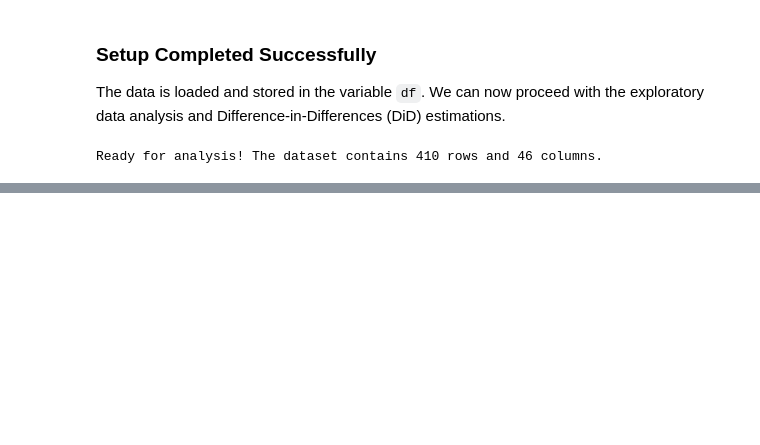
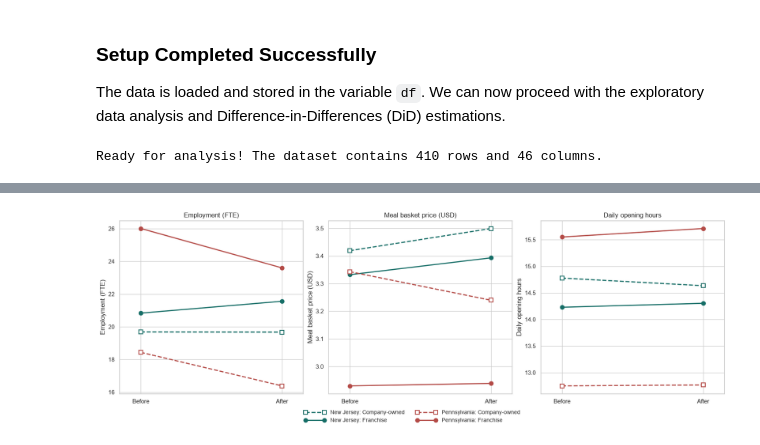
Before and after one commit to nhentze1/Minimum-Wages-and-Business-Models-Company-Owned-vs.-Franchise-Restaurants, a Jupyter notebook: minwageDiD.ipynb, the cells around one changed output, grey strips where cells are left out. Saved outputs shown, nothing was run; the diff lists cells and outputs as text; code cells hidden in the pictures; blank space fills up the shorter version.

```diff
--- a/minwageDiD.ipynb
+++ b/minwageDiD.ipynb
@@ -108,0 +232,90 @@ Ready for analysis! The dataset contains 410 rows and 46 columns.
+# %%
+descriptive_tables = []
+figure, axes = plt.subplots(1, 3, figsize=(16, 5.5), constrained_layout=True)
+state_colors = {"New Jersey": "#166e67", "Pennsylvania": "#b44b47"}
+ownership_styles = {"Company-owned": "--", "Franchise": "-"}
+ownership_markers = {"Company-owned": "s", "Franchise": "o"}
+for axis, (outcome, label) in zip(axes, outcomes.items()):
+    sample = samples[outcome]
+    grouped = sample.groupby(["state_name", "ownership"])
+    summary = grouped.agg(
+        restaurants=("sheet", "size"),
+        before=(f"{outcome}_before", "mean"),
+        after=(f"{outcome}_after", "mean"),
+        change=("change", "mean"),
+    )
+    descriptive_tables.append(summary.assign(outcome=label).reset_index())
+    for (state_name, ownership), values in summary.iterrows():
+        axis.plot(
+            [0, 1], [values["before"], values["after"]],
+            marker=ownership_markers[ownership], color=state_colors[state_name],
+            markerfacecolor="white" if ownership == "Company-owned" else state_colors[state_name],
+            markersize=7, markeredgewidth=1.5, linewidth=2,
+            linestyle=ownership_styles[ownership],
+            label=f"{state_name}: {ownership}",
+        )
+    axis.set_xticks([0, 1], ["Before", "After"])
+    axis.set_xlim(-0.15, 1.15)
+    axis.set_title(label)
+    axis.set_ylabel(label)
+legend_handles, legend_labels = axes[0].get_legend_handles_labels()
+figure.legend(
+    legend_handles, legend_labels, loc="outside lower center", ncol=2,
+    fontsize=10, handlelength=4, numpoints=2, columnspacing=2,
+    frameon=False,
+ )
+display(pd.concat(descriptive_tables, ignore_index=True).set_index(["outcome", "state_name", "ownership"]).round(3))
+plt.show()
+
+def contrast_row(model, expression, outcome_label, effect_label, specification="Unadjusted"):
+    contrast = model.t_test(expression)
+    interval = np.asarray(contrast.conf_int()).reshape(-1)
+    return {
+        "Outcome": outcome_label,
+        "Specification": specification,
+        "Effect": effect_label,
+        "Estimate": np.asarray(contrast.effect).item(),
+        "Robust SE": np.asarray(contrast.sd).item(),
+        "CI lower": interval[0],
+        "CI upper": interval[1],
+        "p-value": np.asarray(contrast.pvalue).item(),
+        "Restaurants": int(model.nobs),
+    }
+
+models = {}
+effect_rows = []
+pooled_rows = []
+manual_rows = []
+for outcome, label in outcomes.items():
+    sample = samples[outcome]
+    model = smf.ols("change ~ state * franchise", data=sample).fit(cov_type="HC3")
+    assert np.linalg.matrix_rank(model.model.exog) == model.model.exog.shape[1]
+    models[outcome] = model
+    for expression, effect_label in [
+        ("state", "Company-owned DiD"),
+        ("state + state:franchise", "Franchise DiD"),
+        ("state:franchise", "Franchise minus company-owned (DDD)"),
+    ]:
+        effect_rows.append(contrast_row(model, expression, label, effect_label))
+    means = sample.groupby(["state", "franchise"])["change"].mean()
+    company_did = means.loc[(1, 0)] - means.loc[(0, 0)]
+    franchise_did = means.loc[(1, 1)] - means.loc[(0, 1)]
+    ddd = franchise_did - company_did
+    assert np.isclose(model.params["state"], company_did)
+    assert np.isclose(model.params["state"] + model.params["state:franchise"], franchise_did)
+    assert np.isclose(model.params["state:franchise"], ddd)
+    manual_rows.append({"Outcome": label, "Company-owned DiD": company_did, "Franchise DiD": franchise_did, "DDD": ddd})
+    pooled = smf.ols("change ~ state", data=sample).fit(cov_type="HC3")
+    pooled_rows.append(contrast_row(pooled, "state", label, "Pooled DiD"))
+
+pooled_results = pd.DataFrame(pooled_rows)
+results = pd.DataFrame(effect_rows)
+print("Pooled DiD on outcome-specific paired samples (not an exact replication of every paper specification):")
+display(pooled_results.drop(columns="Specification").round(4))
+print("Manual group-mean calculations, verified against regression coefficients:")
+display(pd.DataFrame(manual_rows).round(4))
+print("Ownership-specific effects with exploratory restaurant-level HC3 uncertainty:")
+display(results.drop(columns="Specification").round(4))
+assert np.isfinite(results[["Estimate", "Robust SE", "CI lower", "CI upper", "p-value"]].to_numpy()).all()
+print("All three manual DiD/DDD identities match the regression estimates.")
+# %% [output]
@@ -108,0 +336 @@ Ready for analysis! The dataset contains 410 rows and 46 columns.
+[figure, added]
```
Also changed, not shown: parts of 17 cells of this notebook.
